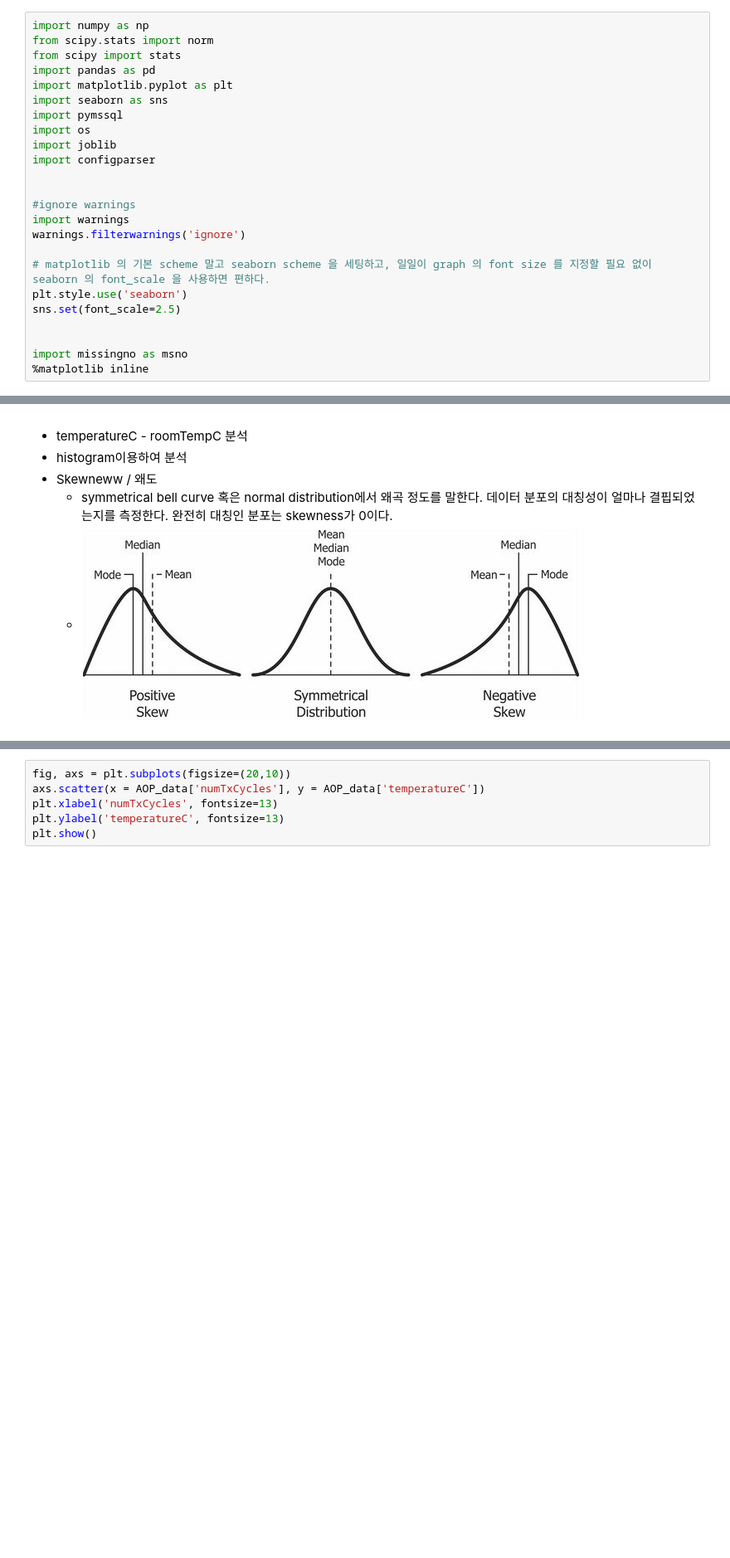
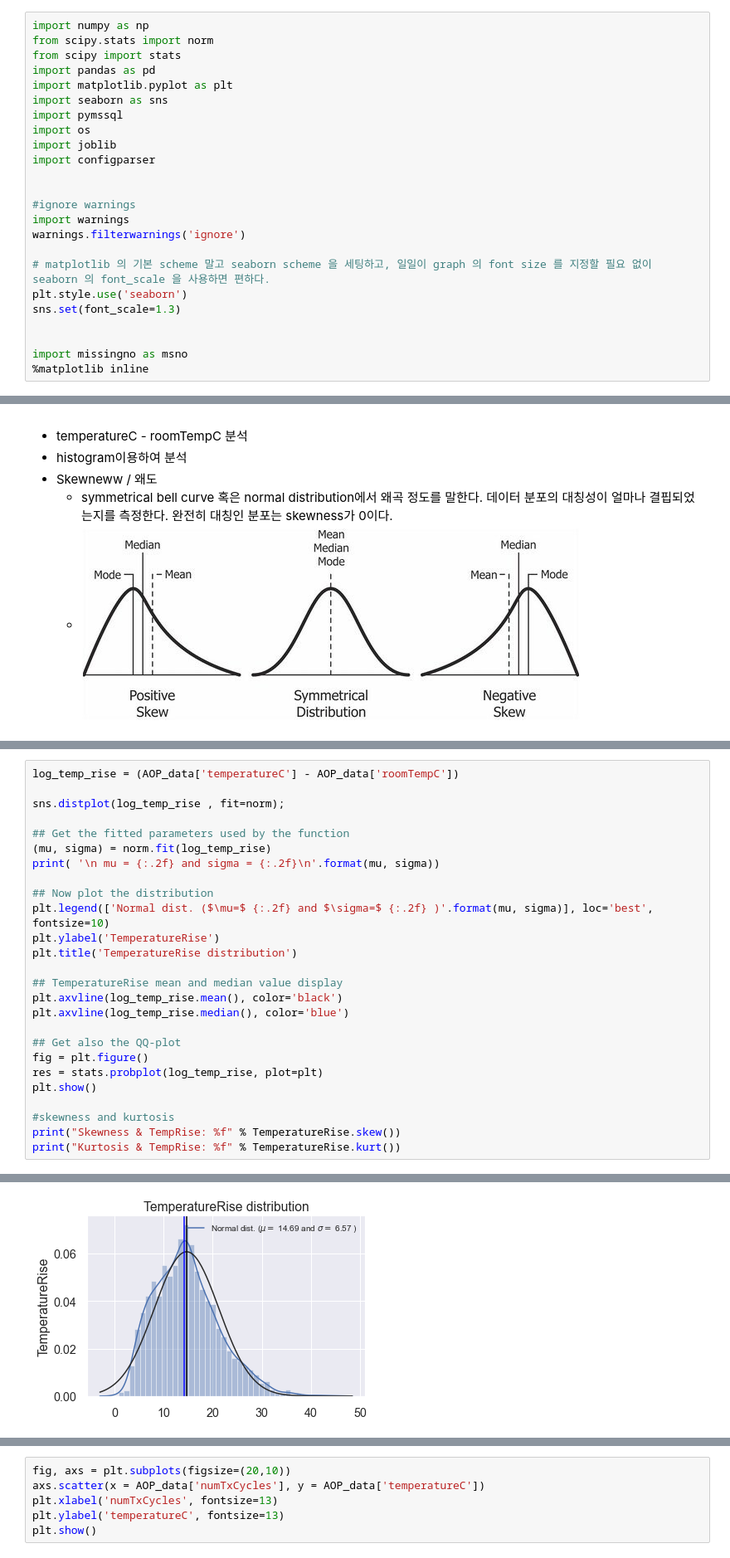
Before and after one commit to Hot-KimChi/ML_DL_study, a Jupyter notebook: Temperature measurement.ipynb, the cells around one changed output, grey strips where cells are left out. Shown at 83% size. Drawn from its saved outputs; the diff is of its cells as text; blank space fills up the shorter version.

```diff
--- a/Temperature measurement.ipynb
+++ b/Temperature measurement.ipynb
@@ -39,7 +39,7 @@ warnings.filterwarnings('ignore')
 
 # matplotlib 의 기본 scheme 말고 seaborn scheme 을 세팅하고, 일일이 graph 의 font size 를 지정할 필요 없이 seaborn 의 font_scale 을 사용하면 편하다.
 plt.style.use('seaborn')
-sns.set(font_scale=2.5)
+sns.set(font_scale=1.3)
 
 
 import missingno as msno
@@ -275,0 +222,27 @@ Kurtosis : 1.295
+# %%
+log_temp_rise = (AOP_data['temperatureC'] - AOP_data['roomTempC'])
+
+sns.distplot(log_temp_rise , fit=norm);
+
+## Get the fitted parameters used by the function
+(mu, sigma) = norm.fit(log_temp_rise)
+print( '\n mu = {:.2f} and sigma = {:.2f}\n'.format(mu, sigma))
+
+## Now plot the distribution
+plt.legend(['Normal dist. ($\mu=$ {:.2f} and $\sigma=$ {:.2f} )'.format(mu, sigma)], loc='best', fontsize=10)
+plt.ylabel('TemperatureRise')
+plt.title('TemperatureRise distribution')
+
+## TemperatureRise mean and median value display
+plt.axvline(log_temp_rise.mean(), color='black')
+plt.axvline(log_temp_rise.median(), color='blue')
+
+## Get also the QQ-plot
+fig = plt.figure()
+res = stats.probplot(log_temp_rise, plot=plt)
+plt.show()
+
+#skewness and kurtosis
+print("Skewness & TempRise: %f" % TemperatureRise.skew())
+print("Kurtosis & TempRise: %f" % TemperatureRise.kurt())
+# %% [output]
@@ -275,0 +250 @@ Kurtosis : 1.295
+[figure, added]
```
Also changed, not shown: parts of 14 cells of this notebook, 10 other files.
